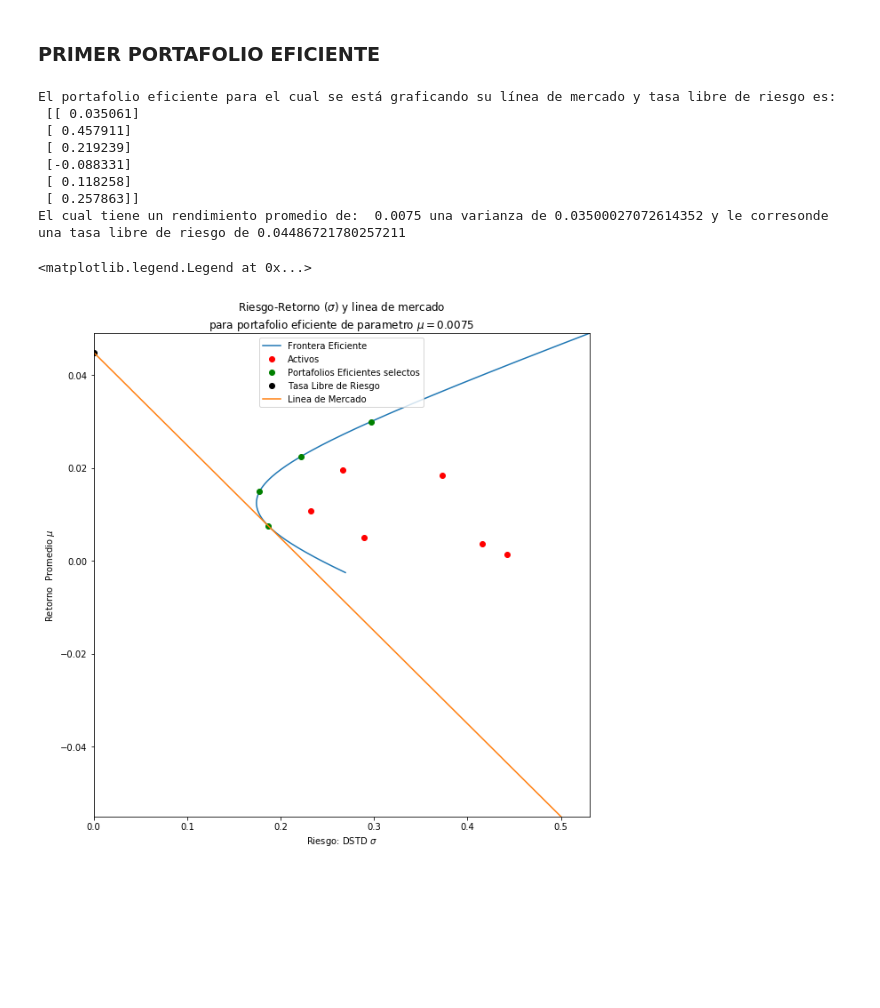
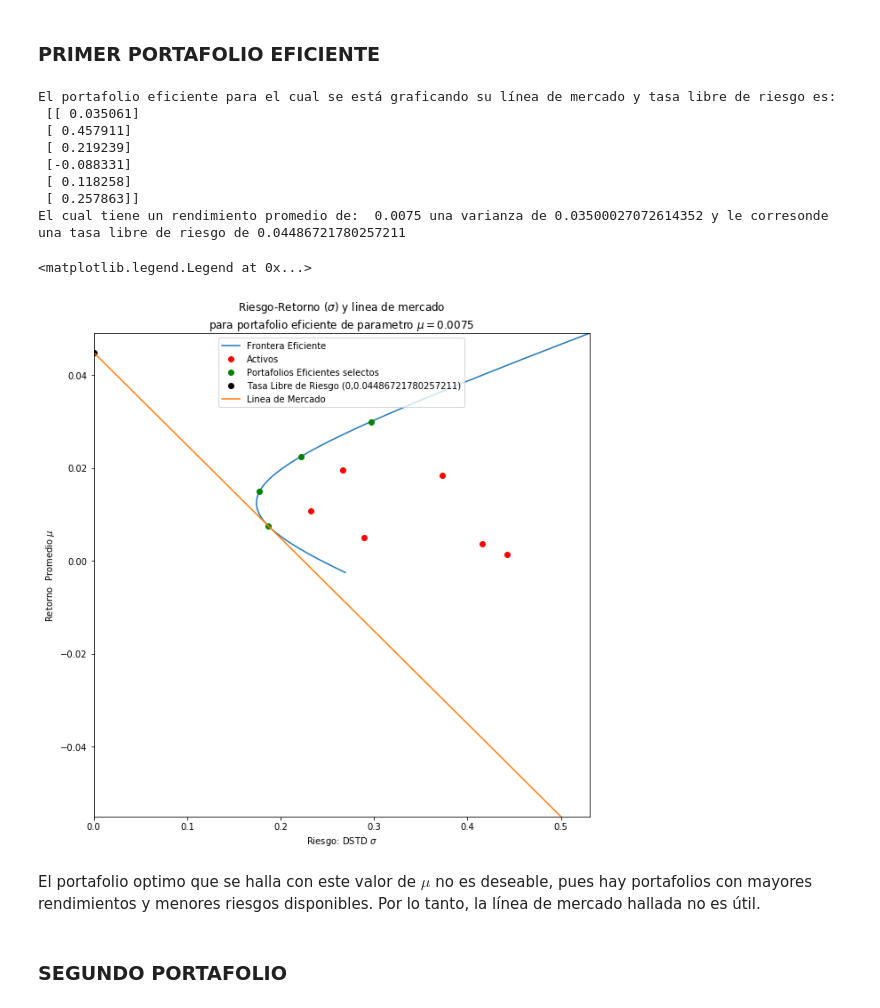
Before and after one commit to Cohnan/FinancialAdministrationModels, a Jupyter notebook: Proyecto 1 - Sebastian Puerto.ipynb, the cells around one changed output. Cells and saved outputs as stored; diff of their text form; code cells hidden in the pictures; blank space fills up the shorter version.

```diff
--- a/Proyecto 1 - Sebastian Puerto.ipynb
+++ b/Proyecto 1 - Sebastian Puerto.ipynb
@@ -331,35 +333,39 @@ plt.ylabel("Retorno  Promedio $\mu$")
 
 plt.xlim(left = 0, right = sigMax)
 plt.ylim(bottom = -0.055, top = muMax)
 
 # Frontera eficiente
 plt.plot(stdFront, mus)
 
 # Activos elegidos
 plt.plot(np.sqrt(varianzas), retProm, 'ro')
 
 # 4 Portafolios Eficientes
 plt.plot(np.sqrt(varElegidos), musElegidos, 'go')
 
 # LINEA DE MERCADO Y CORTE CON EL EJE DE RENDIMIENTOS: TASA LIBRE DE RIESGO
 plt.plot([0], [tau], 'ko')
 xs = np.linspace(0, sigMax, 100)
 ys = m*xs + tau
 plt.plot(xs, ys)
 
 plt.legend(("Frontera Eficiente", "Activos", "Portafolios Eficientes selectos",
-            "Tasa Libre de Riesgo", "Linea de Mercado"), loc = "upper center")
+            "Tasa Libre de Riesgo (0," + str(tau)+")", "Linea de Mercado"), loc = "upper center")
 # %% [output]
 El portafolio eficiente para el cual se está graficando su línea de mercado y tasa libre de riesgo es:
  [[ 0.035061]
  [ 0.457911]
  [ 0.219239]
  [-0.088331]
  [ 0.118258]
  [ 0.257863]]
 El cual tiene un rendimiento promedio de:  0.0075 una varianza de 0.03500027072614352 y le corresonde una tasa libre de riesgo de 0.04486721780257211
 <matplotlib.legend.Legend at 0x...>
-[figure, old version]
+[figure, new version]
+# %% [markdown]
+El portafolio optimo que se halla con este valor de $\mu$ no es deseable, pues hay portafolios con mayores rendimientos y menores riesgos disponibles. Por lo tanto, la línea de mercado hallada no es útil.
+# %% [markdown]
+### SEGUNDO PORTAFOLIO
 # %%
     # SEGUNDO PORTAFOLIO
 
```
Also changed, not shown: parts of 17 cells of this notebook.
